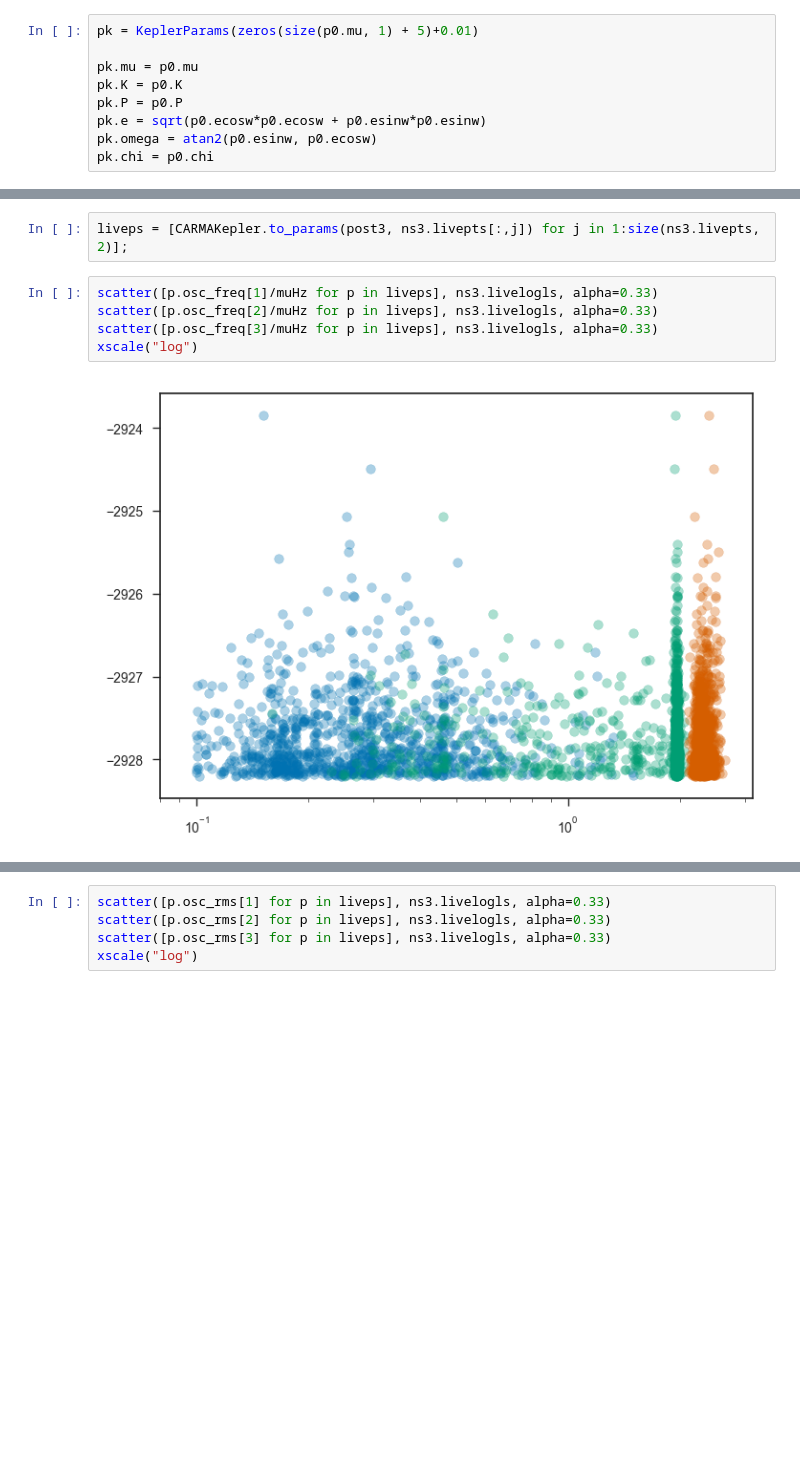
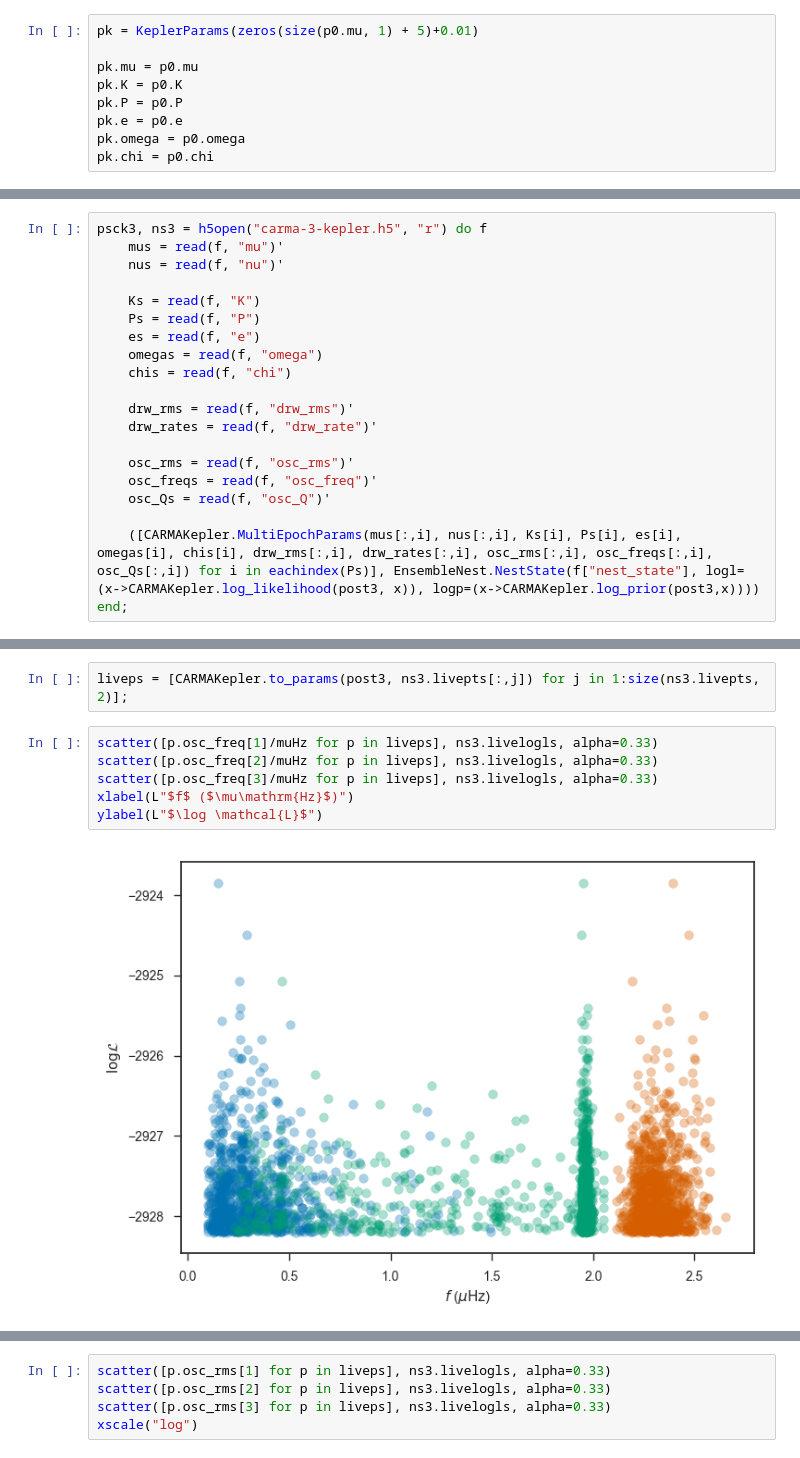
Before and after one commit to farr/Aldebaran, a Jupyter notebook: notebooks/LargeSpacing.ipynb, the cells around one changed output, grey strips where cells are left out. Saved outputs shown, nothing was run; the diff lists cells and outputs as text; blank space fills up the shorter version.

Commit message:
Updated plots (axis labels, etc) and more PPC for email to Ben P.

```diff
--- a/notebooks/LargeSpacing.ipynb
+++ b/notebooks/LargeSpacing.ipynb
@@ -329,7 +329,7 @@ pk = KeplerParams(zeros(size(p0.mu, 1) + 5)+0.01)
 pk.mu = p0.mu
 pk.K = p0.K
 pk.P = p0.P
-pk.e = sqrt(p0.ecosw*p0.ecosw + p0.esinw*p0.esinw)
-pk.omega = atan2(p0.esinw, p0.ecosw)
+pk.e = p0.e
+pk.omega = p0.omega
 pk.chi = p0.chi
 # %% [output]
@@ -1504,3 +1525,23 @@ ps = [CARMAKepler.to_params(post3, xs[:,j]) for j in 1:size(xs, 2)]
+# %%
+psck3, ns3 = h5open("carma-3-kepler.h5", "r") do f
+    mus = read(f, "mu")'
+    nus = read(f, "nu")'
+
+    Ks = read(f, "K")
+    Ps = read(f, "P")
+    es = read(f, "e")
+    omegas = read(f, "omega")
+    chis = read(f, "chi")
+
+    drw_rms = read(f, "drw_rms")'
+    drw_rates = read(f, "drw_rate")'
+
+    osc_rms = read(f, "osc_rms")'
+    osc_freqs = read(f, "osc_freq")'
+    osc_Qs = read(f, "osc_Q")'
+
+    ([CARMAKepler.MultiEpochParams(mus[:,i], nus[:,i], Ks[i], Ps[i], es[i], omegas[i], chis[i], drw_rms[:,i], drw_rates[:,i], osc_rms[:,i], osc_freqs[:,i], osc_Qs[:,i]) for i in eachindex(Ps)], EnsembleNest.NestState(f["nest_state"], logl=(x->CARMAKepler.log_likelihood(post3, x)), logp=(x->CARMAKepler.log_prior(post3,x))))
+end;
 # %%
 plot(sort(ns3.livelogls))
 # %% [output]
@@ -1516,7 +1553,8 @@ liveps = [CARMAKepler.to_params(post3, ns3.livepts[:,j]) for j in 1:size(ns3.liv
 # %%
 scatter([p.osc_freq[1]/muHz for p in liveps], ns3.livelogls, alpha=0.33)
 scatter([p.osc_freq[2]/muHz for p in liveps], ns3.livelogls, alpha=0.33)
 scatter([p.osc_freq[3]/muHz for p in liveps], ns3.livelogls, alpha=0.33)
-xscale("log")
+xlabel(L"$f$ ($\mu\mathrm{Hz}$)")
+ylabel(L"$\log \mathcal{L}$")
 # %% [output]
-[figure, old version]
+[figure, new version]
```
Also changed, not shown: parts of 28 cells of this notebook.
